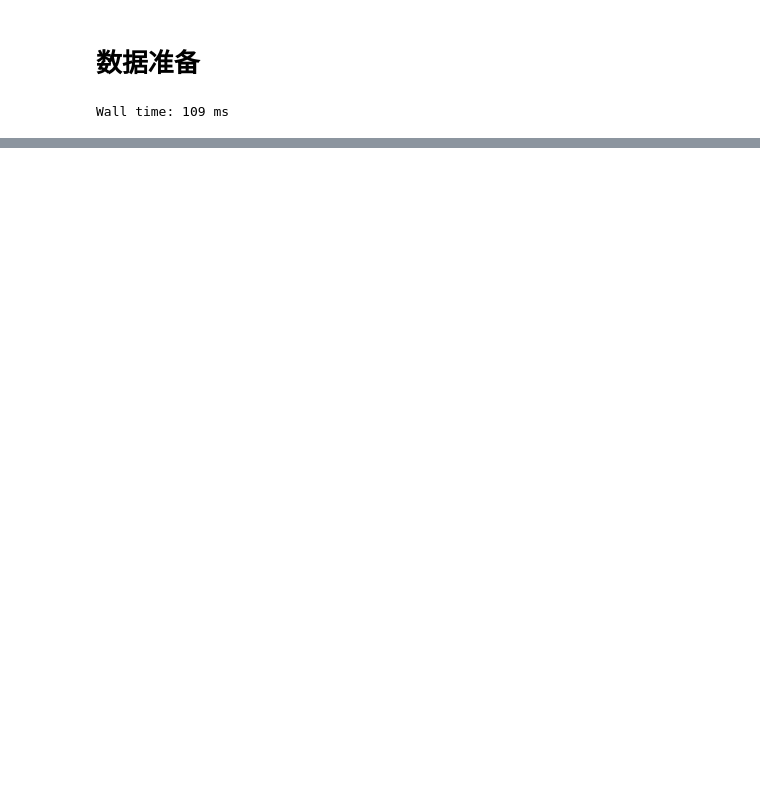
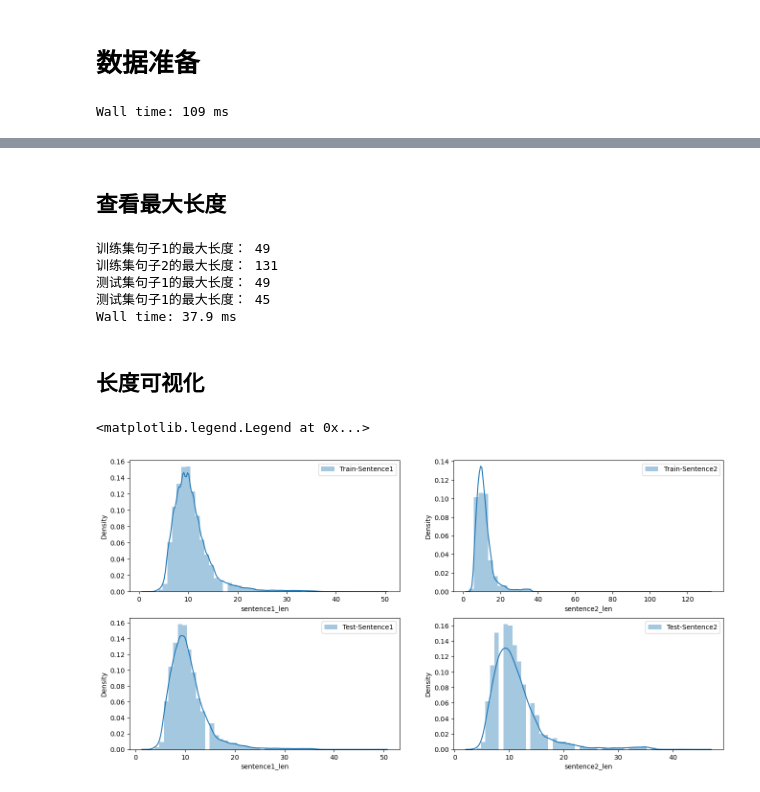
Before and after one commit to liangkaimeng/CNTextMatching, a Jupyter notebook: jupyter-code/EDA - 数据探索.ipynb, the cells around one changed output, grey strips where cells are left out. Drawn from its saved outputs; the diff is of its cells as text; code cells hidden in the pictures; blank space fills up the shorter version.

```diff
--- a/jupyter-code/EDA - 数据探索.ipynb
+++ b/jupyter-code/EDA - 数据探索.ipynb
@@ -31,0 +38,40 @@ train.head()
+# %% [markdown]
+## 查看最大长度
+# %%
+%%time
+train['sentence1_len'] = train['sentence1'].apply(lambda x: len(x))
+train['sentence2_len'] = train['sentence2'].apply(lambda x: len(x))
+
+test['sentence1_len'] = test['sentence1'].apply(lambda x: len(x))
+test['sentence2_len'] = test['sentence2'].apply(lambda x: len(x))
+
+print("训练集句子1的最大长度：", train['sentence1_len'].max())
+print("训练集句子2的最大长度：", train['sentence2_len'].max())
+print("测试集句子1的最大长度：", test['sentence1_len'].max())
+print("测试集句子1的最大长度：", test['sentence2_len'].max())
+# %% [output]
+训练集句子1的最大长度： 49
+训练集句子2的最大长度： 131
+测试集句子1的最大长度： 49
+测试集句子1的最大长度： 45
+Wall time: 37.9 ms
+# %% [markdown]
+## 长度可视化
+# %%
+plt.figure(figsize=(16, 8), dpi=100)
+
+plt.subplot(2, 2, 1)
+sns.distplot(train['sentence1_len'], label='Train-Sentence1')
+plt.legend()
+plt.subplot(2, 2, 2)
+sns.distplot(train['sentence2_len'], label='Train-Sentence2')
+plt.legend()
+plt.subplot(2, 2, 3)
+sns.distplot(test['sentence1_len'], label='Test-Sentence1')
+plt.legend()
+plt.subplot(2, 2, 4)
+sns.distplot(test['sentence2_len'], label='Test-Sentence2')
+plt.legend()
+# %% [output]
+<matplotlib.legend.Legend at 0x...>
+[figure, added]
```
Also changed, not shown: parts of 4 cells of this notebook.
